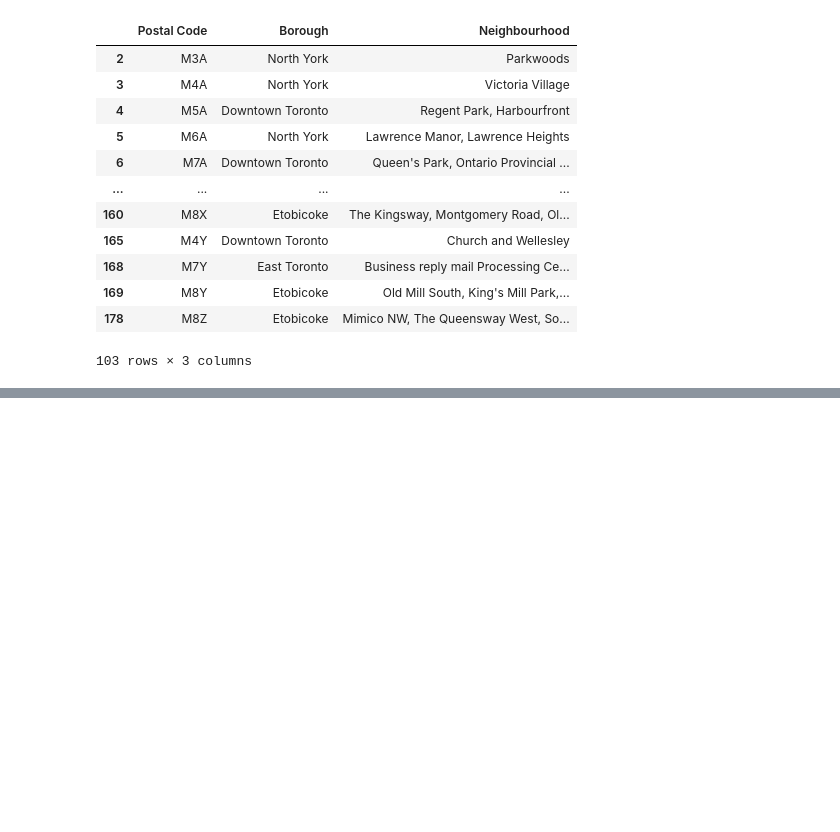
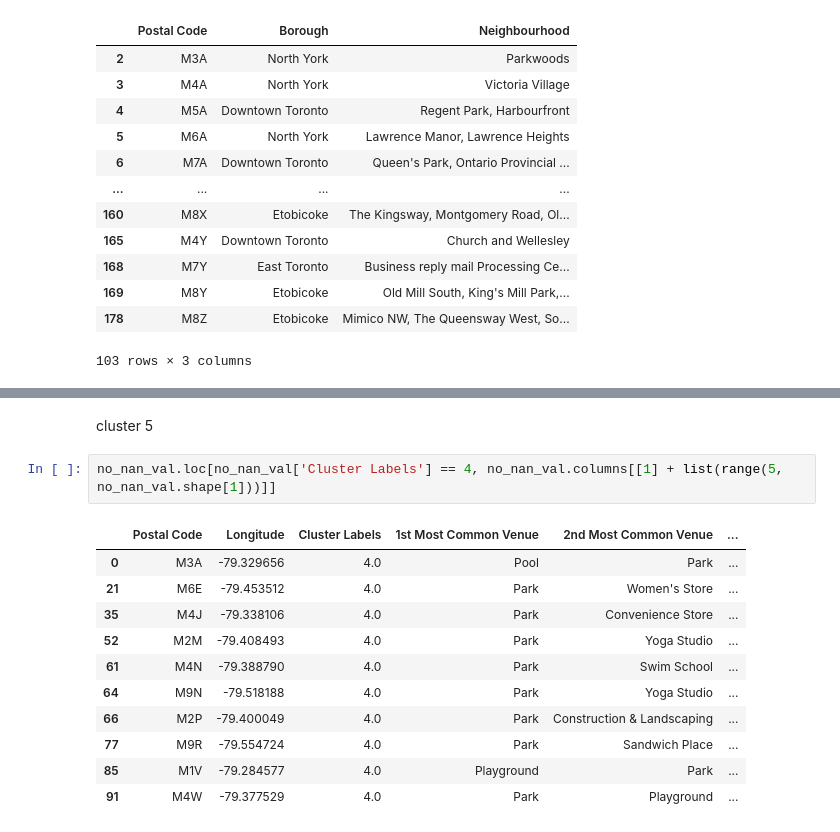
Before and after one commit to vineetsingh065/Coursera_Capstone, a Jupyter notebook: toronto neighborhoods.ipynb, the cells around one changed output, grey strips where cells are left out. Saved outputs shown, nothing was run; the diff lists cells and outputs as text; blank space fills up the shorter version.

```diff
--- a/toronto neighborhoods.ipynb
+++ b/toronto neighborhoods.ipynb
@@ -67,0 +486,16 @@ df
+# %% [markdown]
+cluster 5
+# %%
+no_nan_val.loc[no_nan_val['Cluster Labels'] == 4, no_nan_val.columns[[1] + list(range(5, no_nan_val.shape[1]))]]
+# %% [output]
+|  | Postal Code | Longitude | Cluster Labels | 1st Most Common Venue | 2nd Most Common Venue | ... |
+| 0 | M3A | -79.329656 | 4.0 | Pool | Park | ... |
+| 21 | M6E | -79.453512 | 4.0 | Park | Women's Store | ... |
+| 35 | M4J | -79.338106 | 4.0 | Park | Convenience Store | ... |
+| 52 | M2M | -79.408493 | 4.0 | Park | Yoga Studio | ... |
+| 61 | M4N | -79.388790 | 4.0 | Park | Swim School | ... |
+| 64 | M9N | -79.518188 | 4.0 | Park | Yoga Studio | ... |
+| 66 | M2P | -79.400049 | 4.0 | Park | Construction & Landscaping | ... |
+| 77 | M9R | -79.554724 | 4.0 | Park | Sandwich Place | ... |
+| 85 | M1V | -79.284577 | 4.0 | Playground | Park | ... |
+| 91 | M4W | -79.377529 | 4.0 | Park | Playground | ... |
```
Also changed, not shown: parts of 48 cells of this notebook.
